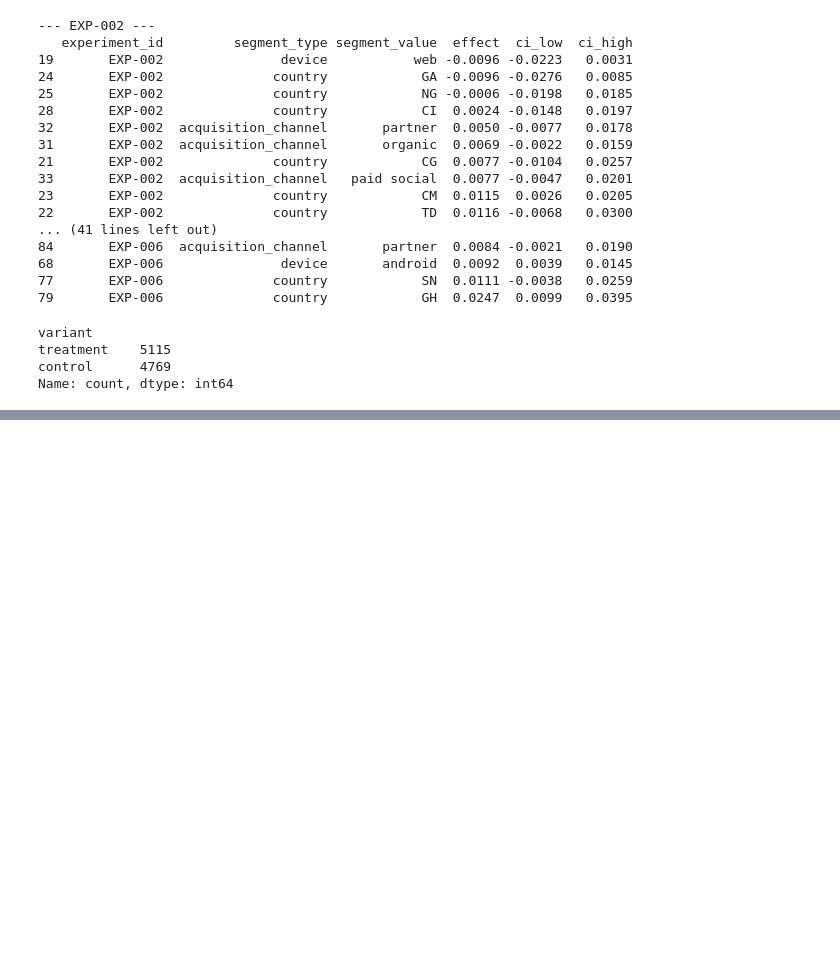
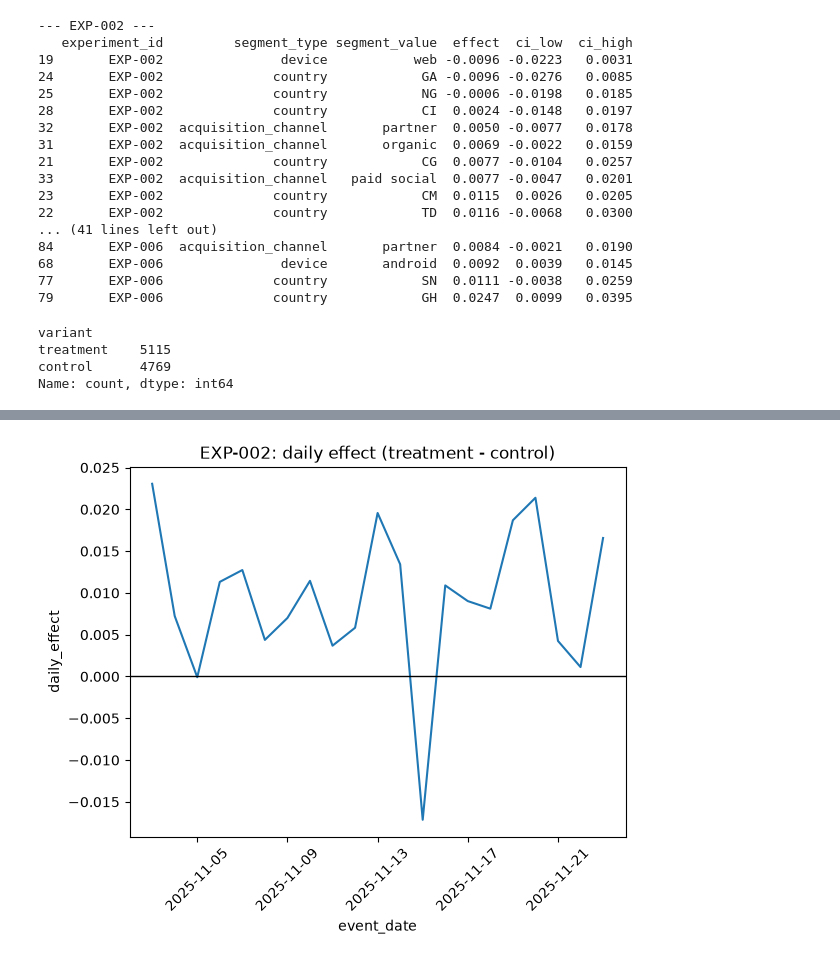
Before and after one commit to behwilionel-lang/skye8-ds-team-c-inference, a Jupyter notebook: notebooks/analysis.ipynb, the cells around one changed output, grey strips where cells are left out. Cells and saved outputs as stored; diff of their text form; code cells hidden in the pictures; blank space fills up the shorter version.

```diff
--- a/notebooks/analysis.ipynb
+++ b/notebooks/analysis.ipynb
@@ -498,0 +531,12 @@ Name: count, dtype: int64
+# %%
+# standardize event_date: handle both YYYY-MM-DD and DD/MM/YYYY formats
+def parse_date(val):
+    val = str(val)
+    if "/" in val:
+        return pd.to_datetime(val, format="%d/%m/%Y")
+    else:
+        return pd.to_datetime(val, format="%Y-%m-%d")
+
+events["event_date"] = events["event_date"].apply(parse_date)
+print(events["event_date"].dtype)
+print(events["event_date"].head())
@@ -498,0 +548,6 @@ Name: count, dtype: int64
+# %%
+# let pandas auto-detect each date's format individually, since there are multiple formats mixed in
+events["event_date"] = pd.to_datetime(events["event_date"], format="mixed", dayfirst=True)
+print(events["event_date"].dtype)
+print(events["event_date"].head())
+print(events["event_date"].isna().sum())
@@ -498,0 +563,4 @@ Name: count, dtype: int64
+# %%
+# rebuild merged now that event_date is fixed, and rerun the full analysis loop
+merged = assignments.merge(users, on="user_id", how="left").merge(events, on=["experiment_id","user_id"], how="left")
+print(len(merged), merged["converted"].isna().sum())
@@ -498,0 +569,7 @@ Name: count, dtype: int64
+# %%
+# redo the daily effect check for EXP-002 with clean, standardized dates
+test = merged[merged.experiment_id=="EXP-002"]
+daily = test.groupby(["event_date","variant"])["converted"].mean().reset_index().pivot(index="event_date", columns="variant", values="converted")
+daily["daily_effect"] = daily["treatment"] - daily["control"]
+print(daily)
+print(len(daily))
@@ -498,0 +594,9 @@ Name: count, dtype: int64
+# %%
+sns.lineplot(x=daily.index, y=daily["daily_effect"])
+plt.axhline(0, color="black", linewidth=1)
+plt.title("EXP-002: daily effect (treatment - control)")
+plt.xticks(rotation=45)
+plt.savefig("../output/effect_over_time_EXP-002.png")
+plt.show()
+# %% [output]
+[figure, added]
```
Also changed, not shown: parts of 6 cells of this notebook, 3 other files.
